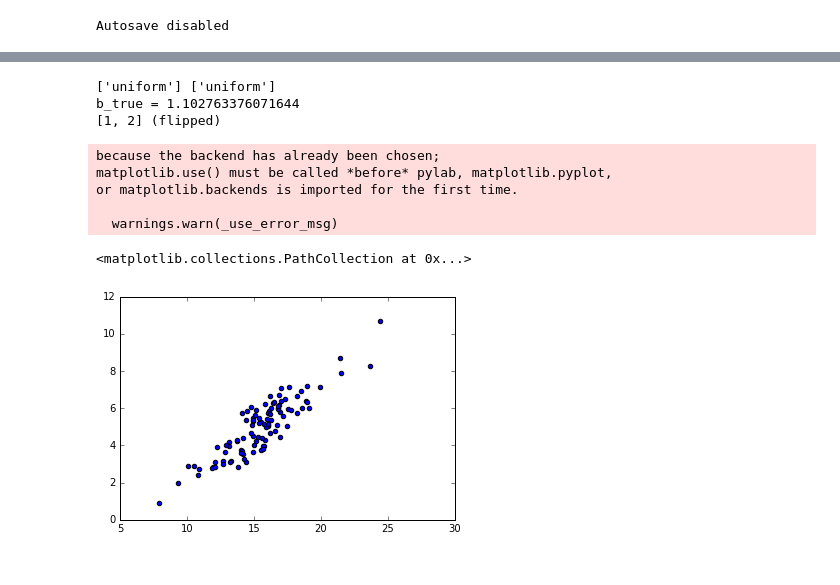
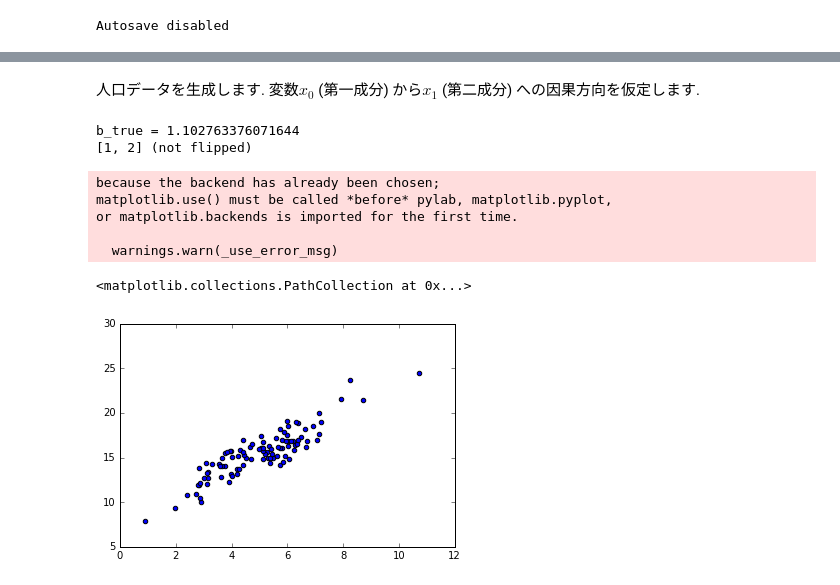
Before and after one commit to taku-y/temp, a Jupyter notebook: doc/notebooks/expr_vb_bml.ipynb, the cells around one changed output, grey strips where cells are left out. Cells and saved outputs as stored; diff of their text form; code cells hidden in the pictures.

```diff
--- a/doc/notebooks/expr_vb_bml.ipynb
+++ b/doc/notebooks/expr_vb_bml.ipynb
@@ -26,47 +73,48 @@ print(theano.config.floatX)
 <module 'theano' from '/opt/conda/lib/python3.5/site-packages/theano/__init__.py'>
 0.8.2
 float64
+# %% [markdown]
+人口データを生成します. 変数$x_0$ (第一成分) から$x_1$ (第二成分) への因果方向を仮定します.
 # %%
 from bmlingam.utils.gendata import gen_artificial_data, GenDataParams
 
 n_confounders = 1
-flip = True
+flip = False
 gen_data_params = GenDataParams(
     e1_dist=['uniform'],
     e1_std=1.0,
     e2_dist=['uniform'],
     e2_std=1.0,
     f1_coef=['r2intervals' for _ in range(n_confounders)],
     f2_coef=['r2intervals' for _ in range(n_confounders)],
     conf_dist=[['all'] for _ in range(n_confounders)],
     fix_causality=True # x1 -> x2 (b21 is non-zero)
 )
 n_samples = gen_data_params.n_samples
 data = gen_artificial_data(gen_data_params)
 print('b_true = {}'.format(data['b']))
 xs = data['xs']
 
 # Flip causal direction
 if flip:
     xs = np.vstack((xs[:, 1], xs[:, 0])).T
     print('{} (flipped)'.format(data['causality_true']))
 else:
     print('{} (not flipped)'.format(data['causality_true']))
 
 plt.scatter(xs[:, 0], xs[:, 1])
 
 # model.get_mixbml_model(
 # %% [output]
-['uniform'] ['uniform']
 b_true = 1.102763376071644
-[1, 2] (flipped)
+[1, 2] (not flipped)
 because the backend has already been chosen;
 matplotlib.use() must be called *before* pylab, matplotlib.pyplot,
 or matplotlib.backends is imported for the first time.
 
   warnings.warn(_use_error_msg)
 <matplotlib.collections.PathCollection at 0x...>
-[figure, old version]
+[figure, new version]
 # %%
 from model import MixBMLParams, get_mixbml_model
 
```
Also changed, not shown: parts of 15 cells of this notebook, 1 other file.
